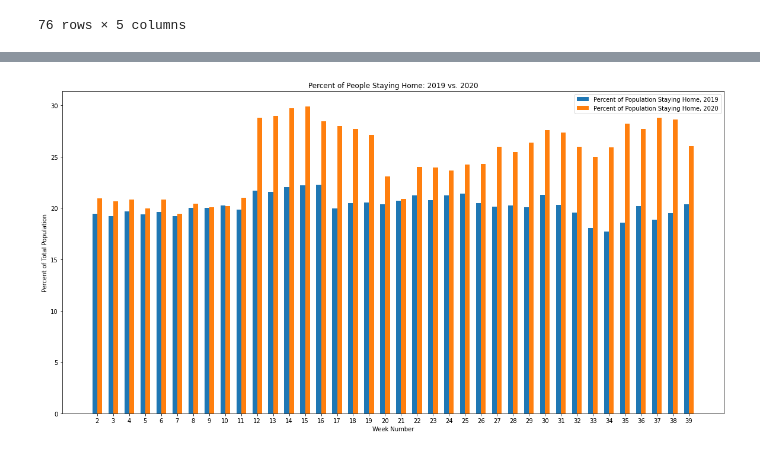
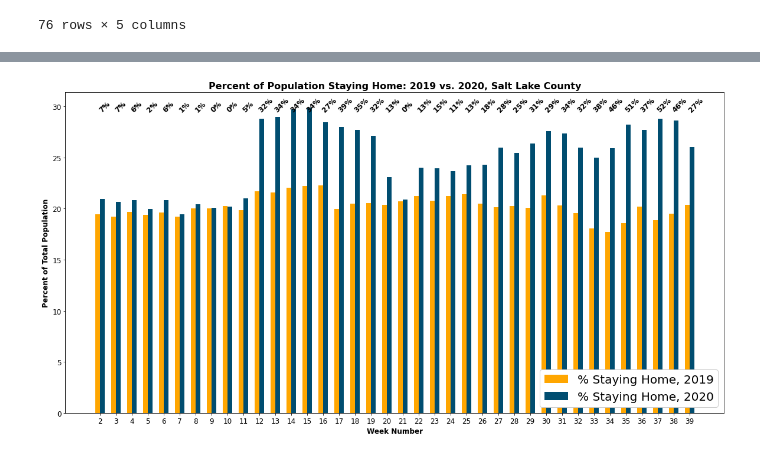
Before and after one commit to WFRCAnalytics/DATA-BTS-Analysis, a Jupyter notebook: BTSData_SaltLakeCounty.ipynb, the cells around one changed output, grey strips where cells are left out. Drawn from its saved outputs; the diff is of its cells as text; code cells hidden in the pictures.

```diff
--- a/BTSData.ipynb
+++ b/BTSData_SaltLakeCounty.ipynb
@@ -314,38 +353,41 @@ dfslcpoppivot
 | 36 | 38 | 8043770.0 | 1567976.0 | 19.493049 | 8068431.0 | 2310135.0 | ... |
 | 37 | 39 | 8043770.0 | 1637463.0 | 20.356910 | 6915798.0 | 1799782.0 | ... |
 # %%
+# bar chart - multiple x's
 plt.rcParams["figure.figsize"]=20,10
 n = 38
 pcntstayhome2019 = dfslcpoppivot['pcntstayhome2019'].to_list()
 pcntstayhome2020 = dfslcpoppivot['pcntstayhome2020'].to_list()
 weeknumbers = dfslcpoppivot['weeknumber'].to_list()
 
 ind = np.arange(n)
-width = 0.30
-plt.bar(ind, pcntstayhome2019, width, label='Percent of Population Staying Home, 2019')
-plt.bar(ind + width, pcntstayhome2020, width, label='Percent of Population Staying Home, 2020')
+width = 0.3
+plt.bar(ind, pcntstayhome2019, width, label='% Staying Home, 2019', color='#ffa600')
+plt.bar(ind + width, pcntstayhome2020, width, label='% Staying Home, 2020', color='#004d70')
 
-plt.rcParams["figure.figsize"]=20,10
+#plt.rcParams["figure.figsize"]=20,10
 plt.ticklabel_format(style='plain')
-plt.ylabel('Percent of Total Population')
-plt.xlabel('Week Number')
-plt.title('Percent of People Staying Home: 2019 vs. 2020')
+plt.ylabel('Percent of Total Population', weight="bold", size=12)
+plt.xlabel('Week Number', weight="bold", size=12)
+plt.title('Percent of Population Staying Home: 2019 vs. 2020, Salt Lake County', weight="bold", size=16)
 ax = plt.gca()
 ax.get_yaxis().set_major_formatter(plt.FuncFormatter(lambda x, loc: "{:,}".format(int(x))))
 
-# i = 0
-# for p in ax.patches:
-#     percentageChangeText = str(int(((pcntstayhome2020[i] - pcntstayhome2019[i])/pcntstayhome2019[i]) *100)).replace("-","- ") + ' %'
-#     width, height = p.get_width(), p.get_height()
-#     x=p.get_x() + width/2
-#     y=p.get_y()+10000000
-#     ax.annotate(percentageChangeText,(x,y), rotation = 90, weight="bold", size=12)
-#     i = i + 1
-#     if (i == n):
-#         break
+i = 0
+for p in ax.patches:
+    percentageChangeText = str(int(((pcntstayhome2020[i] - pcntstayhome2019[i])/pcntstayhome2019[i])*100)).replace("-","- ") + '%'
+    width, height = p.get_width(), p.get_height()
+    x=p.get_x() + width/2
+    y=p.get_y()+29.5
+    ax.annotate(percentageChangeText,(x,y), rotation = 45, weight="bold", size=12)
+    i = i + 1
+    if (i == n):
+        break
 
-plt.xticks(ind + width / 2, weeknumbers)
-plt.legend(loc='best')
+plt.xticks(ind + width / 2, weeknumbers, size=12)
+plt.yticks(size=12)
+plt.legend(loc='lower right', fontsize=20, framealpha=1)
 plt.show()
+#plt.savefig(".\\saltlake_pcntpopstayinghome.png")
 # %% [output]
-[figure, old version]
+[figure, new version]
```
Also changed, not shown: parts of 18 cells of this notebook, 4 other files.
